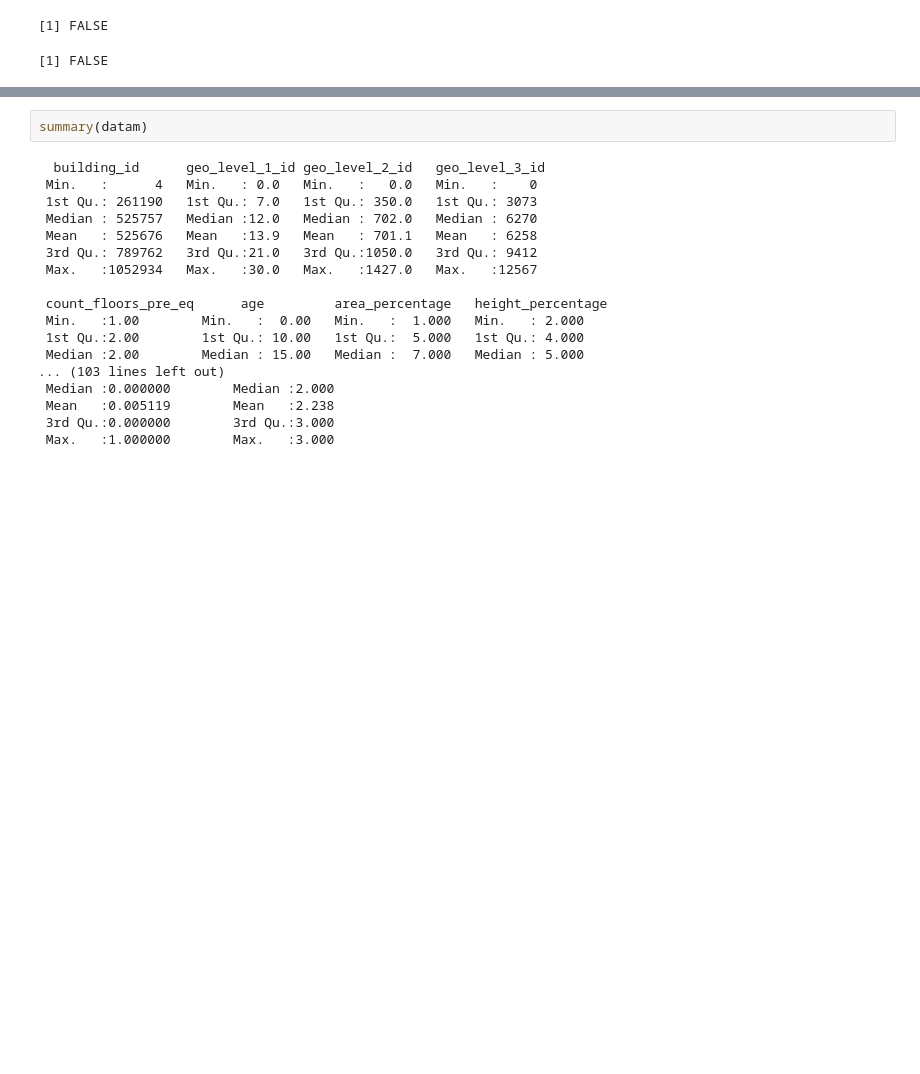
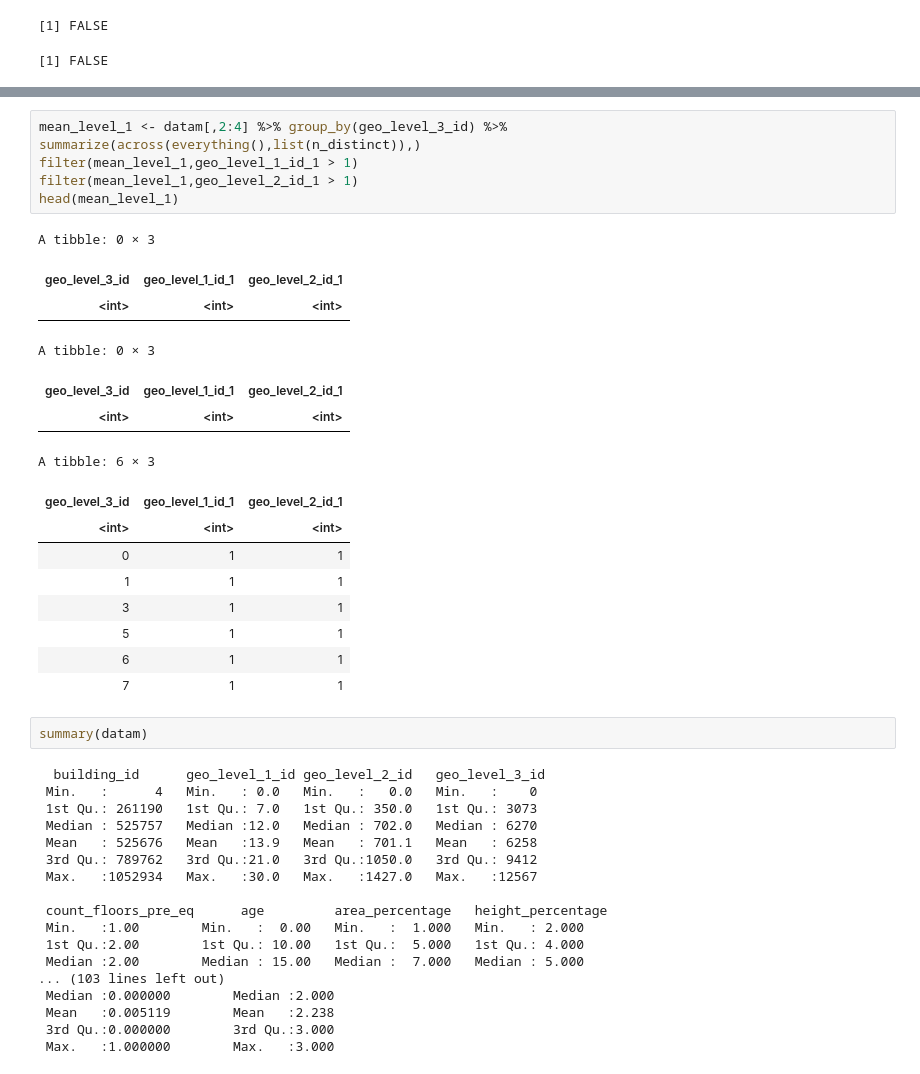
Before and after one commit to bikostet/richter-s-predictor-group-42, a Jupyter notebook: brouillon_bilal.ipynb, the cells around one changed output, grey strips where cells are left out. Cells and saved outputs as stored; diff of their text form; blank space fills up the shorter version.

```diff
--- a/brouillon_bilal.ipynb
+++ b/brouillon_bilal.ipynb
@@ -155,3 +168,25 @@ any(datam[,]=="")
+# %%
+mean_level_1 <- datam[,2:4] %>% group_by(geo_level_3_id) %>%
+summarize(across(everything(),list(n_distinct)),)
+filter(mean_level_1,geo_level_1_id_1 > 1)
+filter(mean_level_1,geo_level_2_id_1 > 1)
+head(mean_level_1)
+# %% [output]
+A tibble: 0 × 3
+| geo_level_3_id | geo_level_1_id_1 | geo_level_2_id_1 |
+| <int> | <int> | <int> |
+A tibble: 0 × 3
+| geo_level_3_id | geo_level_1_id_1 | geo_level_2_id_1 |
+| <int> | <int> | <int> |
+A tibble: 6 × 3
+| geo_level_3_id | geo_level_1_id_1 | geo_level_2_id_1 |
+| <int> | <int> | <int> |
+| 0 | 1 | 1 |
+| 1 | 1 | 1 |
+| 3 | 1 | 1 |
+| 5 | 1 | 1 |
+| 6 | 1 | 1 |
+| 7 | 1 | 1 |
 # %%
 summary(datam)
 # %% [output]
```
Also changed, not shown: parts of 5 cells of this notebook, 2 other files.
